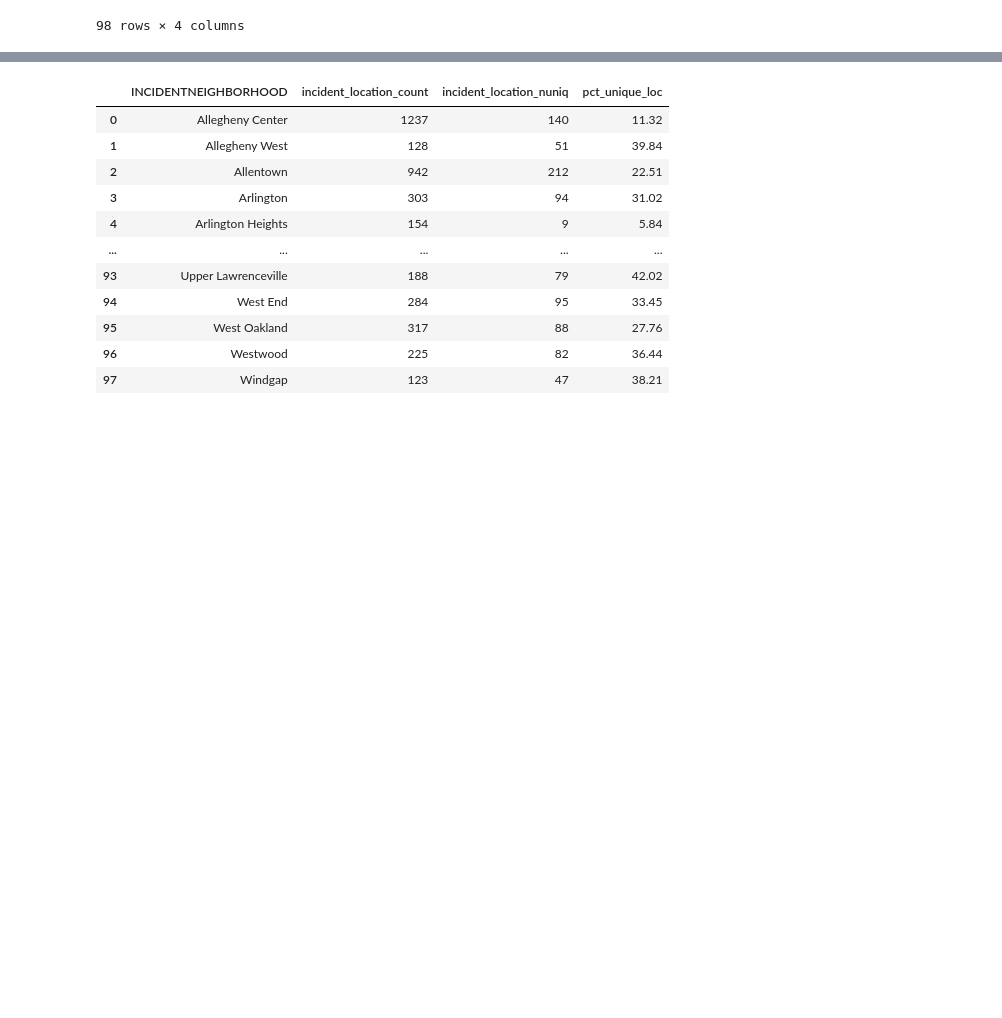
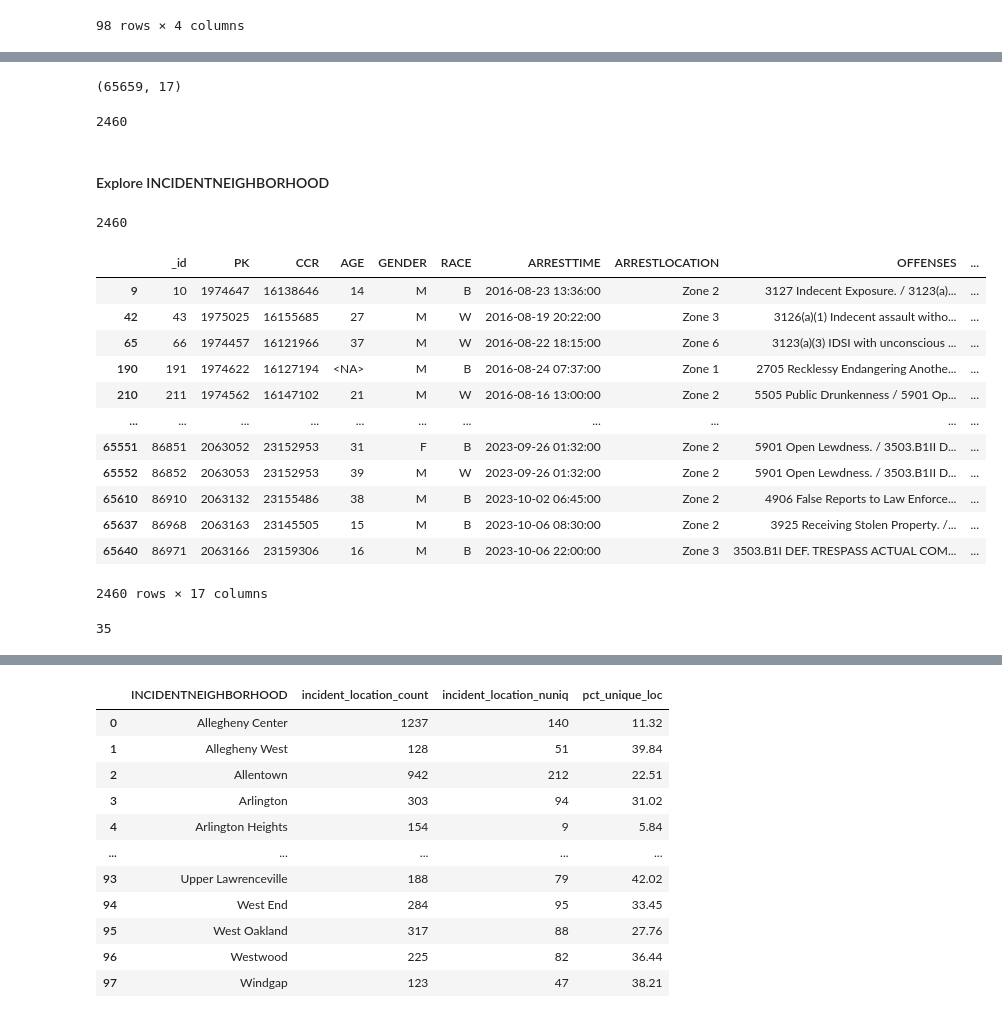
Before and after one commit to trailmarkerlib/policeProjectPythonWorkshop, a Jupyter notebook: grief_to_action_python_workshop_01_10_2024.ipynb, the cells around one changed output, grey strips where cells are left out. Cells and saved outputs as stored; diff of their text form; code cells hidden in the pictures; blank space fills up the shorter version.

```diff
--- a/grief_to_action_python_workshop_01_10_2024.ipynb
+++ b/grief_to_action_python_workshop_01_10_2024.ipynb
@@ -270,0 +354,30 @@ incident_loc_summ
+# %%
+df.shape
+# %% [output]
+(65659, 17)
+# %%
+df.shape[0] - loc_cnt
+# %% [output]
+2460
+# %% [markdown]
+#### Explore INCIDENTNEIGHBORHOOD
+# %%
+df['INCIDENTNEIGHBORHOOD'].isna().sum()
+# %% [output]
+2460
+# %%
+df.loc[df['INCIDENTNEIGHBORHOOD'].isna()]
+# %% [output]
+|  | _id | PK | CCR | AGE | GENDER | RACE | ARRESTTIME | ARRESTLOCATION | OFFENSES | ... |
+| 9 | 10 | 1974647 | 16138646 | 14 | M | B | 2016-08-23 13:36:00 | Zone 2 | 3127 Indecent Exposure. / 3123(a)... | ... |
+| 42 | 43 | 1975025 | 16155685 | 27 | M | W | 2016-08-19 20:22:00 | Zone 3 | 3126(a)(1) Indecent assault witho... | ... |
+| 65 | 66 | 1974457 | 16121966 | 37 | M | W | 2016-08-22 18:15:00 | Zone 6 | 3123(a)(3) IDSI with unconscious ... | ... |
+| 190 | 191 | 1974622 | 16127194 | <NA> | M | B | 2016-08-24 07:37:00 | Zone 1 | 2705 Recklessy Endangering Anothe... | ... |
+| 210 | 211 | 1974562 | 16147102 | 21 | M | W | 2016-08-16 13:00:00 | Zone 2 | 5505 Public Drunkenness / 5901 Op... | ... |
+| ... | ... | ... | ... | ... | ... | ... | ... | ... | ... | ... |
+| 65551 | 86851 | 2063052 | 23152953 | 31 | F | B | 2023-09-26 01:32:00 | Zone 2 | 5901 Open Lewdness. / 3503.B1II D... | ... |
+| 65552 | 86852 | 2063053 | 23152953 | 39 | M | W | 2023-09-26 01:32:00 | Zone 2 | 5901 Open Lewdness. / 3503.B1II D... | ... |
+| 65610 | 86910 | 2063132 | 23155486 | 38 | M | B | 2023-10-02 06:45:00 | Zone 2 | 4906 False Reports to Law Enforce... | ... |
+| 65637 | 86968 | 2063163 | 23145505 | 15 | M | B | 2023-10-06 08:30:00 | Zone 2 | 3925 Receiving Stolen Property. /... | ... |
+| 65640 | 86971 | 2063166 | 23159306 | 16 | M | B | 2023-10-06 22:00:00 | Zone 3 | 3503.B1I DEF. TRESPASS ACTUAL COM... | ... |
+2460 rows × 17 columns
@@ -270,0 +388,4 @@ incident_loc_summ
+# %%
+df_nabe_na['INCIDENTLOCATION'].nunique()
+# %% [output]
+35
```
Also changed, not shown: parts of 75 cells of this notebook.
